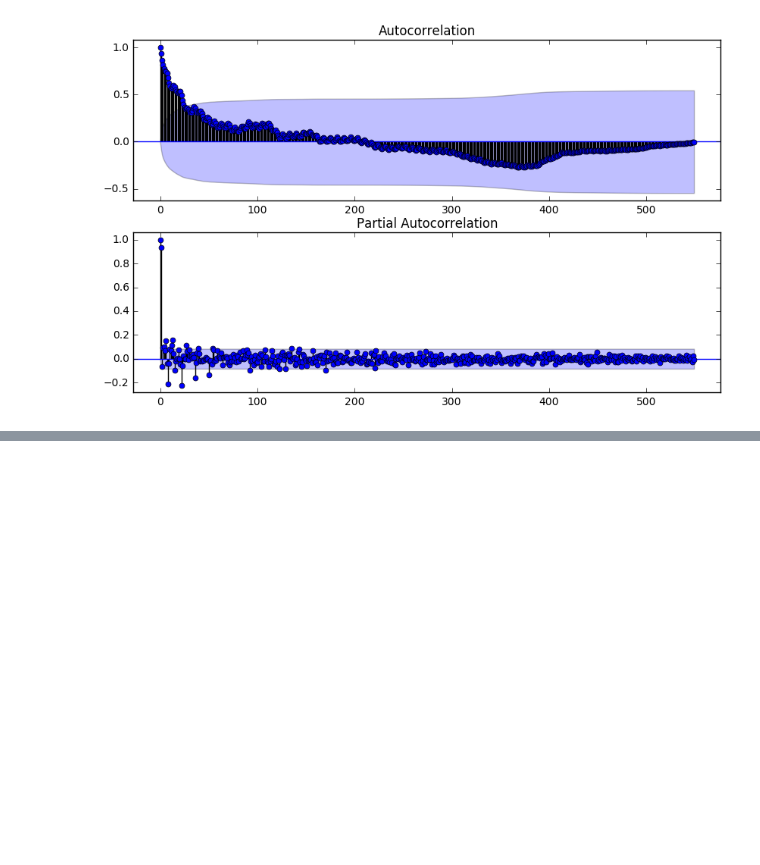
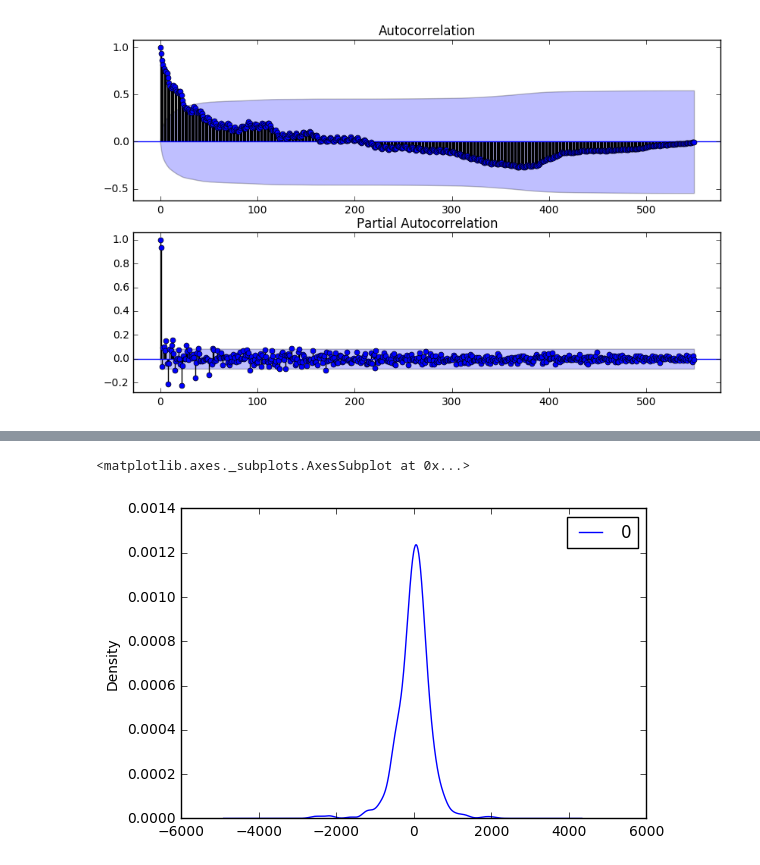
Before and after one commit to darekarsam/Web-Traffic-Forecasting, a Jupyter notebook: Web Traffic Time Series Forecasting.ipynb, the cells around one changed output, grey strips where cells are left out. Drawn from its saved outputs; the diff is of its cells as text; code cells hidden in the pictures; blank space fills up the shorter version.

Commit message:
ARIMA predictions

```diff
--- a/Web Traffic Time Series Forecasting.ipynb
+++ b/Web Traffic Time Series Forecasting.ipynb
@@ -191,0 +244,5 @@ _ = tsaplots.plot_pacf(avg['en'], axes[1])
+# %%
+from statsmodels.tsa.arima_model import ARIMA
+import statsmodels
+model = ARIMA(avg['en'], order=(1,2,0))
+model_fit = model.fit()
@@ -191,0 +266,6 @@ _ = tsaplots.plot_pacf(avg['en'], axes[1])
+# %%
+residuals = pd.DataFrame(model_fit.resid)
+residuals.plot(kind='kde')
+# %% [output]
+<matplotlib.axes._subplots.AxesSubplot at 0x...>
+[figure, added]
```
Also changed, not shown: parts of 30 cells of this notebook.
